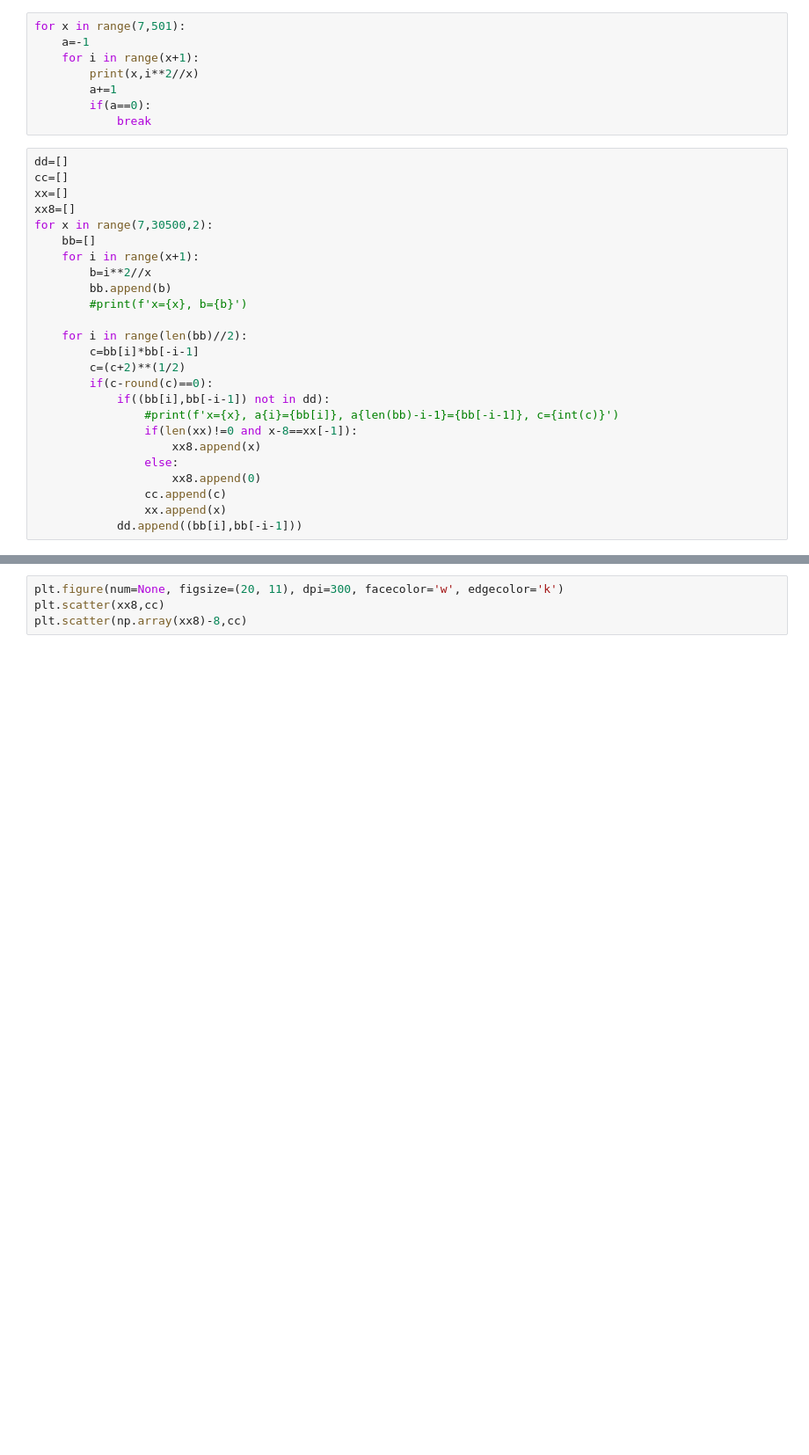
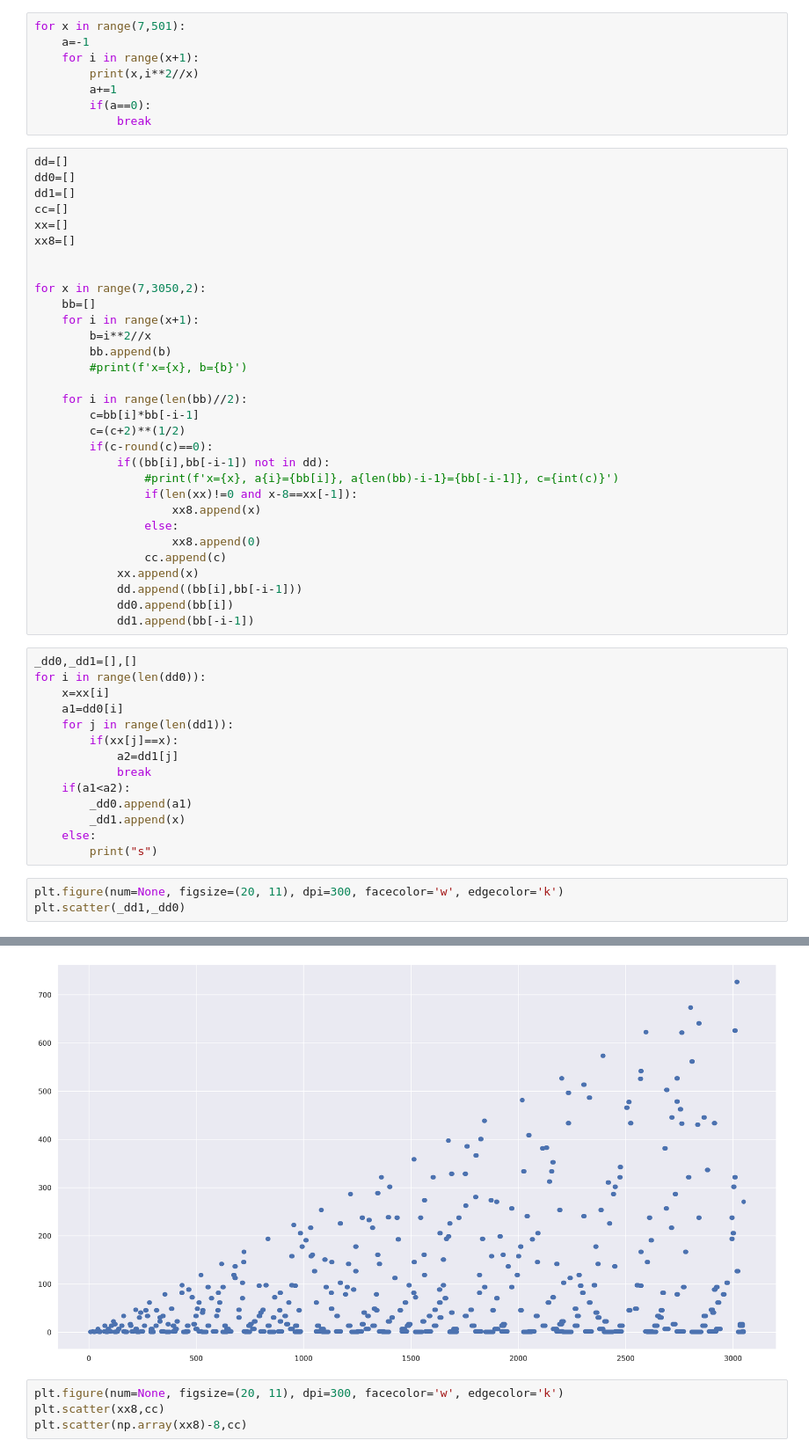
Before and after one commit to lonagi/fsociety, a Jupyter notebook: 04. Math/Prime/py/Prime Numbers.ipynb, the cells around one changed output, grey strips where cells are left out. Shown at 88% size. Cells and saved outputs as stored; diff of their text form; blank space fills up the shorter version.

```diff
--- a/04. Math/Prime/py/Prime Numbers.ipynb
+++ b/04. Math/Prime/py/Prime Numbers.ipynb
@@ -252,10 +252,14 @@ for x in range(7,501):
             break
 # %%
 dd=[]
+dd0=[]
+dd1=[]
 cc=[]
 xx=[]
 xx8=[]
-for x in range(7,30500,2):
+
+
+for x in range(7,3050,2):
     bb=[]
     for i in range(x+1):
         b=i**2//x
@@ -273,5 +277,25 @@ for x in range(7,30500,2):
                 else:
                     xx8.append(0)
                 cc.append(c)
-                xx.append(x)
+            xx.append(x)
             dd.append((bb[i],bb[-i-1]))
+            dd0.append(bb[i])
+            dd1.append(bb[-i-1])
+# %%
+_dd0,_dd1=[],[]
+for i in range(len(dd0)):
+    x=xx[i]
+    a1=dd0[i]
+    for j in range(len(dd1)):
+        if(xx[j]==x):
+            a2=dd1[j]
+            break
+    if(a1<a2):
+        _dd0.append(a1)
+        _dd1.append(x)
+    else:
+        print("s")
+# %%
+plt.figure(num=None, figsize=(20, 11), dpi=300, facecolor='w', edgecolor='k')
+plt.scatter(_dd1,_dd0)
+# %% [output]
@@ -278,3 +303,4 @@ for x in range(7,30500,2):
+[figure, added]
 # %%
 plt.figure(num=None, figsize=(20, 11), dpi=300, facecolor='w', edgecolor='k')
 plt.scatter(xx8,cc)
```
Also changed, not shown: parts of 3 cells of this notebook.
